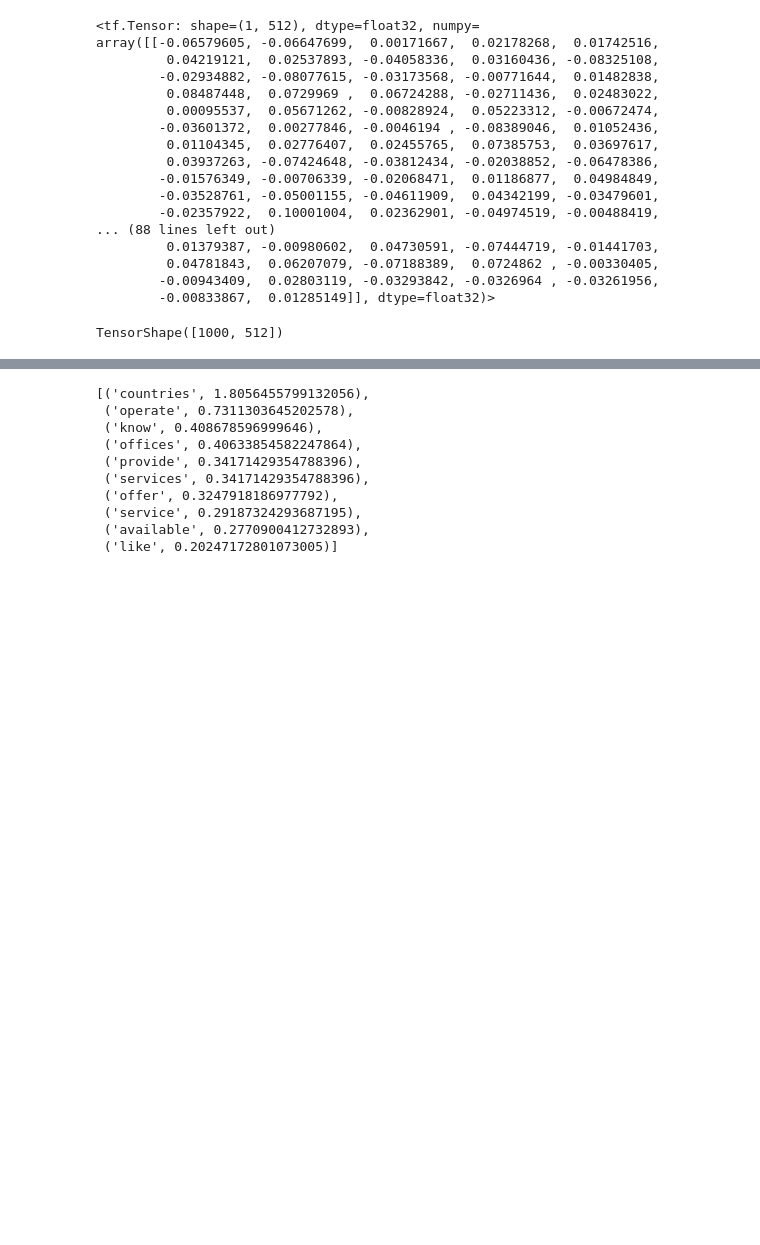
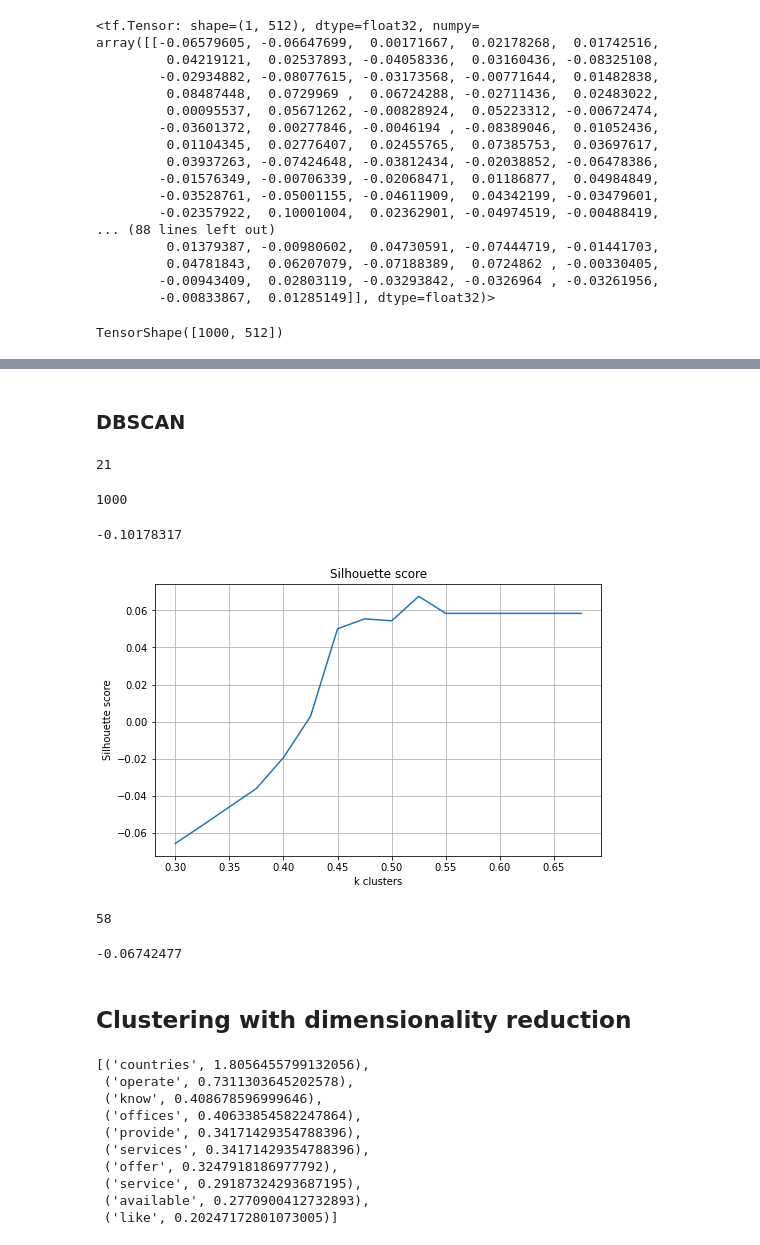
Before and after one commit to dborrelli/chat-intents, a Jupyter notebook: notebooks/05-use.ipynb, the cells around one changed output, grey strips where cells are left out. Drawn from its saved outputs; the diff is of its cells as text; code cells hidden in the pictures; blank space fills up the shorter version.

```diff
--- a/notebooks/05-use.ipynb
+++ b/notebooks/05-use.ipynb
@@ -68,3 +108,59 @@ TensorShape([1000, 512])
+# %% [markdown]
+### DBSCAN
+# %%
+db = DBSCAN(eps=0.25, min_samples=5, metric='cosine').fit(X)
+labels = db.labels_
+len(np.unique(labels))
+# %% [output]
+21
+# %%
+len(labels)
+# %% [output]
+1000
+# %%
+silhouette_score(X, labels)
+# %% [output]
+-0.10178317
+# %%
+def plot_dbscan(X, eps_range):
+    silhouette_avg_n_clusters = []
+    silhouette_avg = -1
+
+    for eps in eps_range:
+        db = DBSCAN(eps=eps, min_samples=3, metric='cosine').fit(X)
+        labels = db.labels_
+
+        if len(np.unique(labels)) > 1:
+            silhouette_avg = silhouette_score(X, labels)
+        else:
+            silhouette_av = -1
+        silhouette_avg_n_clusters.append(silhouette_avg)
+
+
+    # plot avg silhouette score
+    fig, ax = plt.subplots(figsize=(8,5))
+    ax.plot(eps_range, silhouette_avg_n_clusters)
+    ax.set(xlabel = 'k clusters', ylabel = 'Silhouette score', title = 'Silhouette score')
+    ax.grid()
+
+    plt.show()
+# %%
+eps_range = np.arange(0.3, 0.7, 0.025)
+plot_dbscan(X, eps_range)
+# %% [output]
+[figure, added]
+# %%
+db = DBSCAN(eps=0.25, min_samples=3, metric='cosine').fit(X)
+labels = db.labels_
+len(np.unique(labels))
+# %% [output]
+58
+# %%
+silhouette_score(X, labels)
+# %% [output]
+-0.06742477
+# %% [markdown]
+## Clustering with dimensionality reduction
 # %%
 umap_embeddings = umap.UMAP(n_neighbors = 4,
                             n_components = 3,
```
Also changed, not shown: parts of 7 cells of this notebook.
